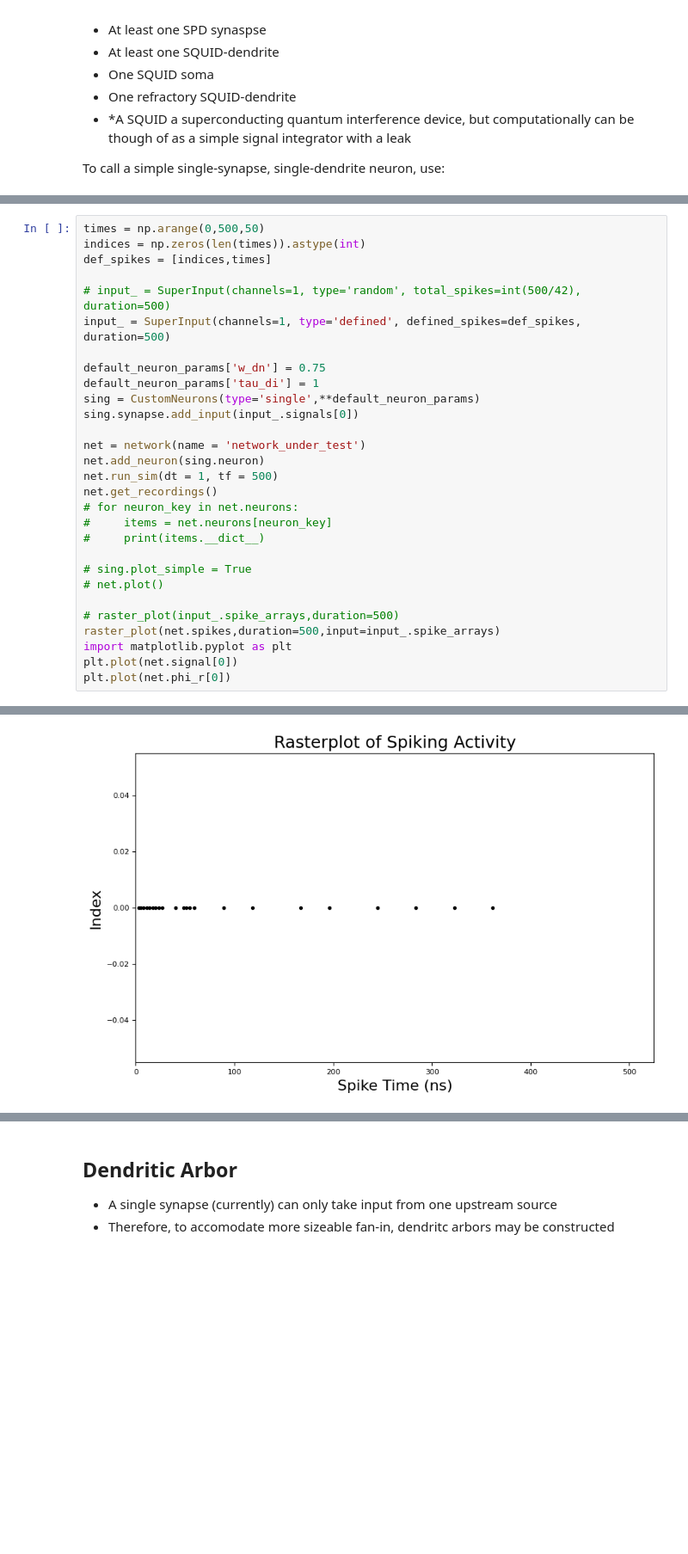
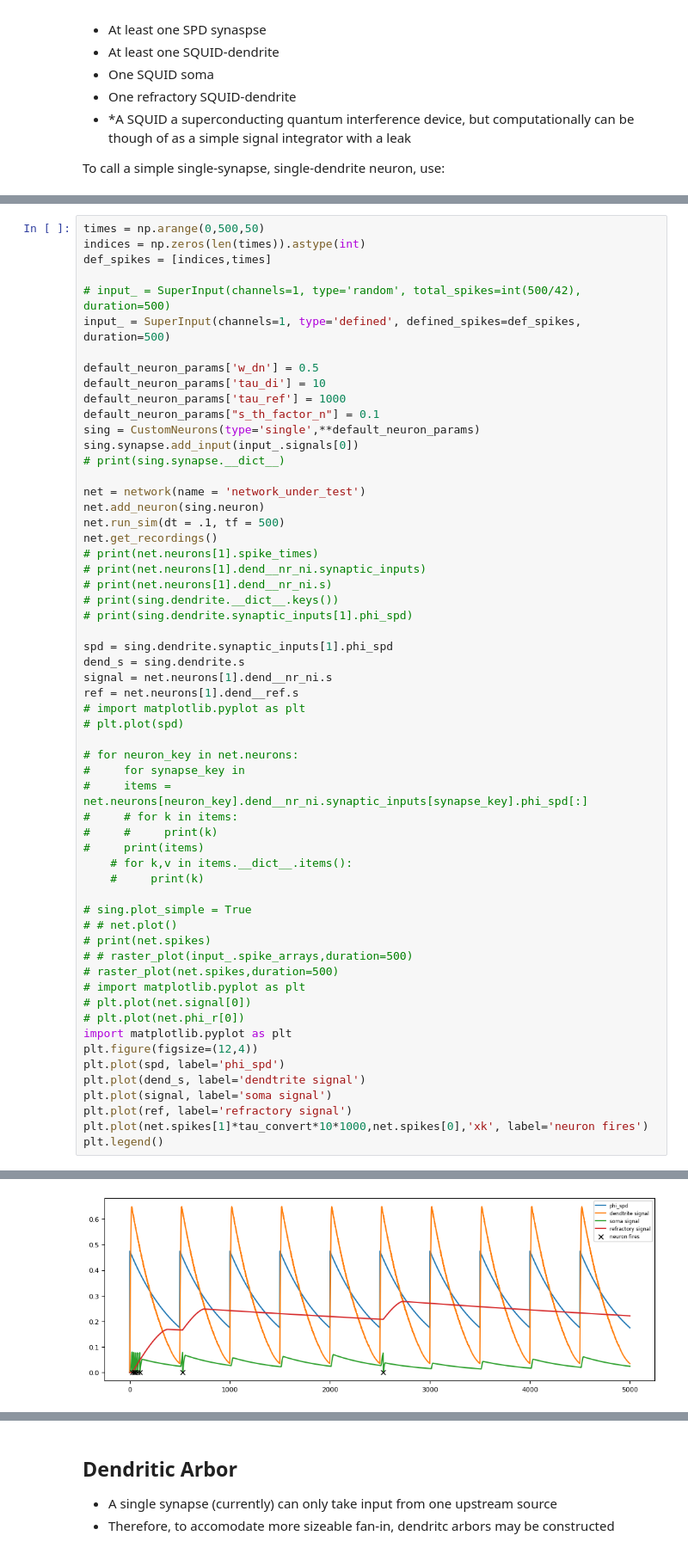
Before and after one commit to ryangitsit/sim_soens, a Jupyter notebook: soen_tutorial.ipynb, the cells around one changed output, grey strips where cells are left out. Shown at 86% size. Cells and saved outputs as stored; diff of their text form; blank space fills up the shorter version.

```diff
--- a/soen_tutorial.ipynb
+++ b/soen_tutorial.ipynb
@@ -73,27 +142,56 @@ def_spikes = [indices,times]
 # input_ = SuperInput(channels=1, type='random', total_spikes=int(500/42), duration=500)
 input_ = SuperInput(channels=1, type='defined', defined_spikes=def_spikes, duration=500)
 
-default_neuron_params['w_dn'] = 0.75
-default_neuron_params['tau_di'] = 1
+default_neuron_params['w_dn'] = 0.5
+default_neuron_params['tau_di'] = 10
+default_neuron_params['tau_ref'] = 1000
+default_neuron_params["s_th_factor_n"] = 0.1
 sing = CustomNeurons(type='single',**default_neuron_params)
 sing.synapse.add_input(input_.signals[0])
+# print(sing.synapse.__dict__)
 
 net = network(name = 'network_under_test')
 net.add_neuron(sing.neuron)
-net.run_sim(dt = 1, tf = 500)
+net.run_sim(dt = .1, tf = 500)
 net.get_recordings()
+# print(net.neurons[1].spike_times)
+# print(net.neurons[1].dend__nr_ni.synaptic_inputs)
+# print(net.neurons[1].dend__nr_ni.s)
+# print(sing.dendrite.__dict__.keys())
+# print(sing.dendrite.synaptic_inputs[1].phi_spd)
+
+spd = sing.dendrite.synaptic_inputs[1].phi_spd
+dend_s = sing.dendrite.s
+signal = net.neurons[1].dend__nr_ni.s
+ref = net.neurons[1].dend__ref.s
+# import matplotlib.pyplot as plt
+# plt.plot(spd)
+
 # for neuron_key in net.neurons:
-#     items = net.neurons[neuron_key]
-#     print(items.__dict__)
+#     for synapse_key in
+#     items = net.neurons[neuron_key].dend__nr_ni.synaptic_inputs[synapse_key].phi_spd[:]
+#     # for k in items:
+#     #     print(k)
+#     print(items)
+    # for k,v in items.__dict__.items():
+    #     print(k)
 
 # sing.plot_simple = True
-# net.plot()
-
-# raster_plot(input_.spike_arrays,duration=500)
-raster_plot(net.spikes,duration=500,input=input_.spike_arrays)
+# # net.plot()
+# print(net.spikes)
+# # raster_plot(input_.spike_arrays,duration=500)
+# raster_plot(net.spikes,duration=500)
+# import matplotlib.pyplot as plt
+# plt.plot(net.signal[0])
+# plt.plot(net.phi_r[0])
 import matplotlib.pyplot as plt
-plt.plot(net.signal[0])
-plt.plot(net.phi_r[0])
+plt.figure(figsize=(12,4))
+plt.plot(spd, label='phi_spd')
+plt.plot(dend_s, label='dendtrite signal')
+plt.plot(signal, label='soma signal')
+plt.plot(ref, label='refractory signal')
+plt.plot(net.spikes[1]*tau_convert*10*1000,net.spikes[0],'xk', label='neuron fires')
+plt.legend()
 # %% [output]
 Generating pre-defined input...
 
@@ -102 +201 @@ done running network time stepper. t_sim = 1.99990e-02s
-[figure, old version]
+[figure, new version]
```
Also changed, not shown: parts of 10 cells of this notebook, 1 other file.
